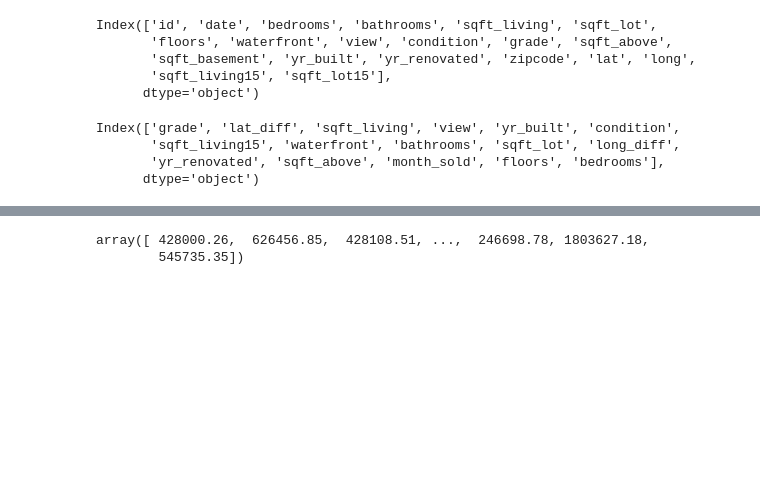
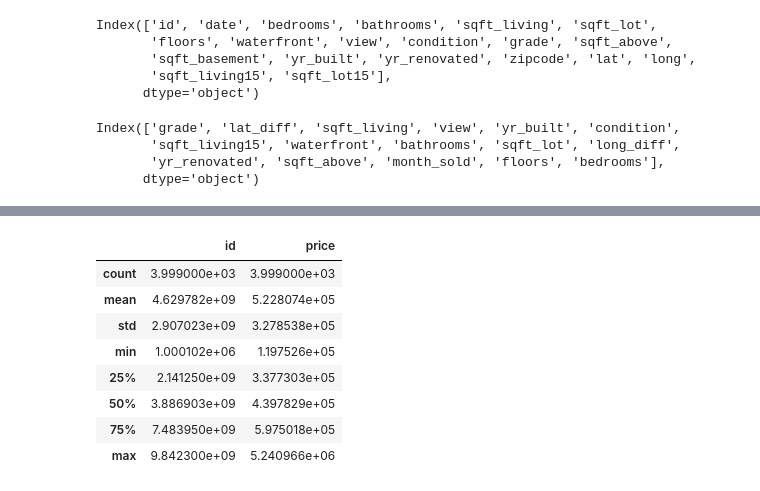
Before and after one commit to alexzhangaz48/DetectionDebouncing, a Jupyter notebook: Ver_2_1_INFO_6105_midterm_project.ipynb, the cells around one changed output, grey strips where cells are left out. Drawn from its saved outputs; the diff is of its cells as text; code cells hidden in the pictures; blank space fills up the shorter version.

```diff
--- a/Ver_2_1_INFO_6105_midterm_project.ipynb
+++ b/Ver_2_1_INFO_6105_midterm_project.ipynb
@@ -422,0 +417,4 @@ y_pred_result = np.round(y_pred_result, decimals=2)
+# %%
+y_pred_result = pd.DataFrame(y_pred_result, columns = ['price'])
+y_pred_result = np.round(y_pred_result, decimals=2)
+y_pred_result.describe().apply(lambda s: s.apply('{0:.5f}'.format))
@@ -422,0 +431,13 @@ y_pred_result = np.round(y_pred_result, decimals=2)
+# %%
+# Assuming 'id' column is present in df_pred
+y_pred_result['id'] = df_pred['id']
+y_pred_result = y_pred_result[['id', 'price']]
+
+# Round the 'price' column
+y_pred_result = y_pred_result.round({'price': 2})
+
+# Export the DataFrame to a CSV file
+y_pred_result.to_csv('pred_y_data.csv', index=False)
+
+# Download the CSV file
+files.download('pred_y_data.csv')
@@ -423,8 +447,15 @@ y_pred_result = np.round(y_pred_result, decimals=2)
 # %%
-y_pred_result
+y_pred_result.describe()
 # %% [output]
-array([ 428000.26,  626456.85,  428108.51, ...,  246698.78, 1803627.18,
-        545735.35])
+|  | id | price |
+| count | 3.999000e+03 | 3.999000e+03 |
+| mean | 4.629782e+09 | 5.228074e+05 |
+| std | 2.907023e+09 | 3.278538e+05 |
+| min | 1.000102e+06 | 1.197526e+05 |
+| 25% | 2.141250e+09 | 3.377303e+05 |
+| 50% | 3.886903e+09 | 4.397829e+05 |
+| 75% | 7.483950e+09 | 5.975018e+05 |
+| max | 9.842300e+09 | 5.240966e+06 |
 # %%
 from google.colab import files
 
```
Also changed, not shown: parts of 16 cells of this notebook.
